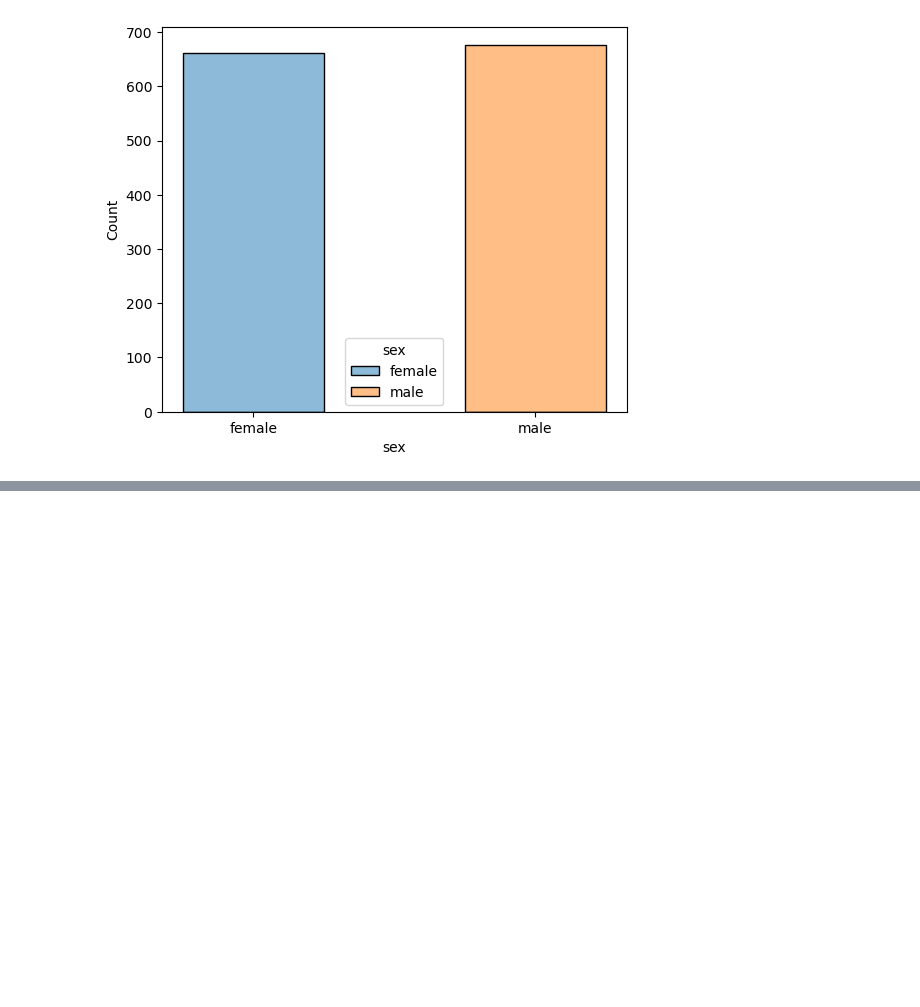
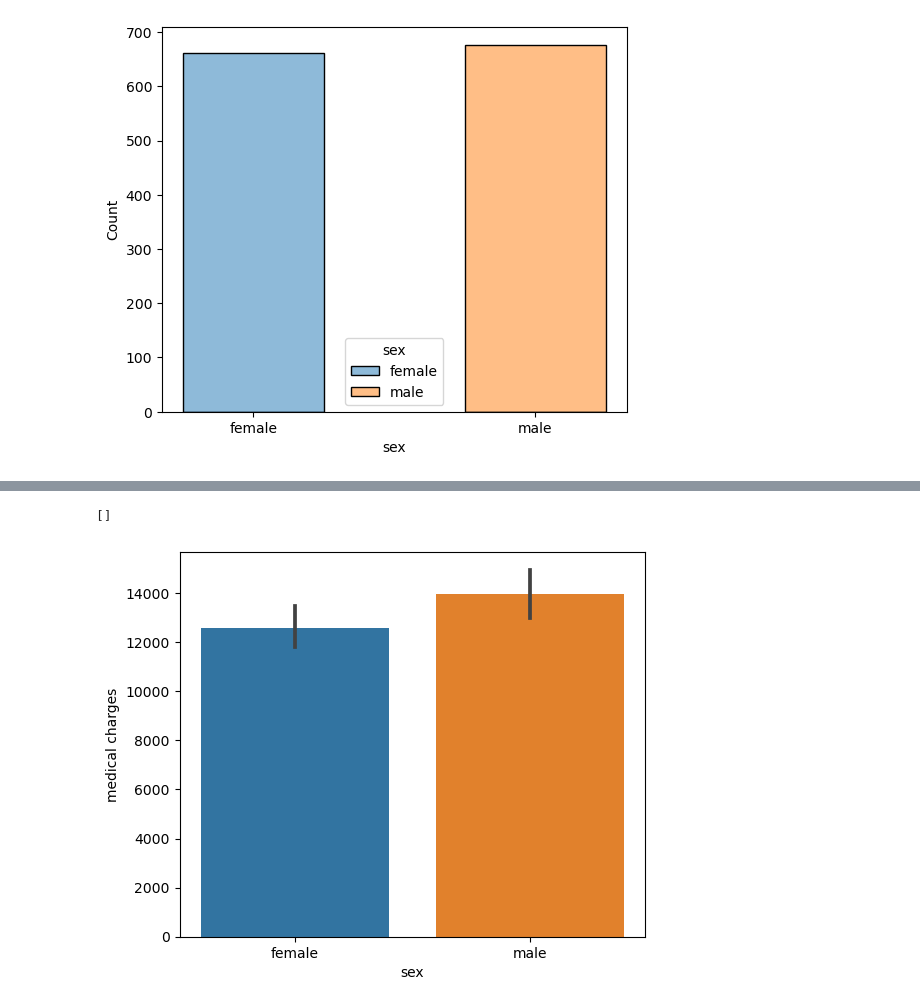
Before and after one commit to kamahTek/LearnSQL, a Jupyter notebook: medics.ipynb, the cells around one changed output, grey strips where cells are left out. Saved outputs shown, nothing was run; the diff lists cells and outputs as text; code cells hidden in the pictures; blank space fills up the shorter version.

```diff
--- a/medics.ipynb
+++ b/medics.ipynb
@@ -285,0 +294,8 @@ plt.plot()
+# %%
+# berplot to indicate each gender with their total medical charges
+plt.figure(figsize=(6,5))
+sns.barplot(x=medic_df['sex'], y=medic_df['medical charges'])
+plt.plot()
+# %% [output]
+[]
+[figure, added]
```
Also changed, not shown: parts of 2 cells of this notebook.
